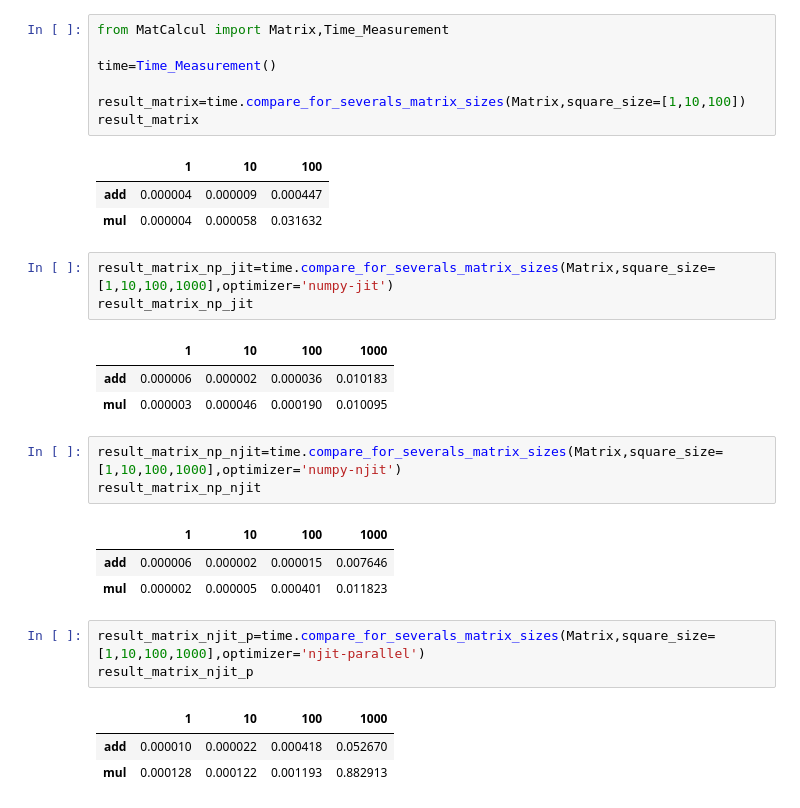
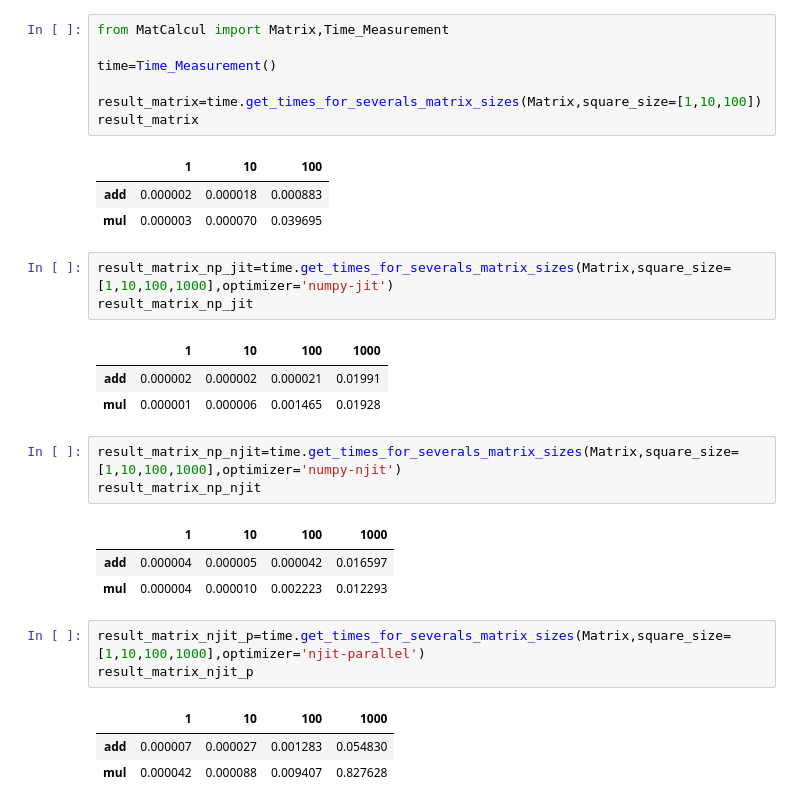
Before and after one commit to td-garnier/Bib_Calcul_Mat, a Jupyter notebook: notebook.ipynb, the cells around one changed output. Drawn from its saved outputs; the diff is of its cells as text.

```diff
--- a/notebook.ipynb
+++ b/notebook.ipynb
@@ -186,30 +161,30 @@ from MatCalcul import Matrix,Time_Measurement
 
 time=Time_Measurement()
 
-result_matrix=time.compare_for_severals_matrix_sizes(Matrix,square_size=[1,10,100])
+result_matrix=time.get_times_for_severals_matrix_sizes(Matrix,square_size=[1,10,100])
 result_matrix
 # %% [output]
 |  | 1 | 10 | 100 |
-| add | 0.000004 | 0.000009 | 0.000447 |
-| mul | 0.000004 | 0.000058 | 0.031632 |
+| add | 0.000002 | 0.000018 | 0.000883 |
+| mul | 0.000003 | 0.000070 | 0.039695 |
 # %%
-result_matrix_np_jit=time.compare_for_severals_matrix_sizes(Matrix,square_size=[1,10,100,1000],optimizer='numpy-jit')
+result_matrix_np_jit=time.get_times_for_severals_matrix_sizes(Matrix,square_size=[1,10,100,1000],optimizer='numpy-jit')
 result_matrix_np_jit
 # %% [output]
 |  | 1 | 10 | 100 | 1000 |
-| add | 0.000006 | 0.000002 | 0.000036 | 0.010183 |
-| mul | 0.000003 | 0.000046 | 0.000190 | 0.010095 |
+| add | 0.000002 | 0.000002 | 0.000021 | 0.01991 |
+| mul | 0.000001 | 0.000006 | 0.001465 | 0.01928 |
 # %%
-result_matrix_np_njit=time.compare_for_severals_matrix_sizes(Matrix,square_size=[1,10,100,1000],optimizer='numpy-njit')
+result_matrix_np_njit=time.get_times_for_severals_matrix_sizes(Matrix,square_size=[1,10,100,1000],optimizer='numpy-njit')
 result_matrix_np_njit
 # %% [output]
 |  | 1 | 10 | 100 | 1000 |
-| add | 0.000006 | 0.000002 | 0.000015 | 0.007646 |
-| mul | 0.000002 | 0.000005 | 0.000401 | 0.011823 |
+| add | 0.000004 | 0.000005 | 0.000042 | 0.016597 |
+| mul | 0.000004 | 0.000010 | 0.002223 | 0.012293 |
 # %%
-result_matrix_njit_p=time.compare_for_severals_matrix_sizes(Matrix,square_size=[1,10,100,1000],optimizer='njit-parallel')
+result_matrix_njit_p=time.get_times_for_severals_matrix_sizes(Matrix,square_size=[1,10,100,1000],optimizer='njit-parallel')
 result_matrix_njit_p
 # %% [output]
 |  | 1 | 10 | 100 | 1000 |
-| add | 0.000010 | 0.000022 | 0.000418 | 0.052670 |
-| mul | 0.000128 | 0.000122 | 0.001193 | 0.882913 |
+| add | 0.000007 | 0.000027 | 0.001283 | 0.054830 |
+| mul | 0.000042 | 0.000088 | 0.009407 | 0.827628 |
```
Also changed, not shown: parts of 17 cells of this notebook, 2 other files.
